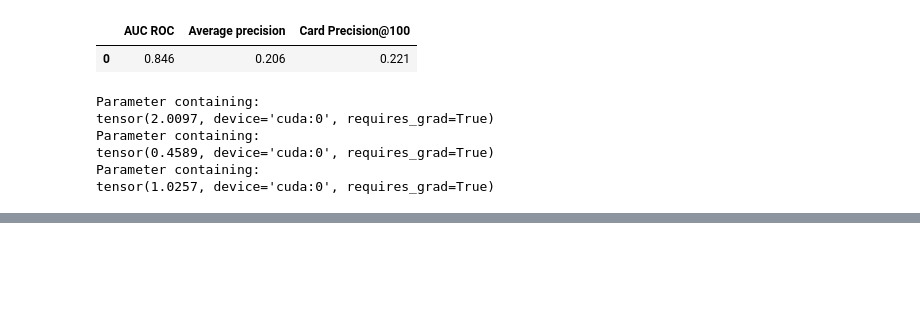
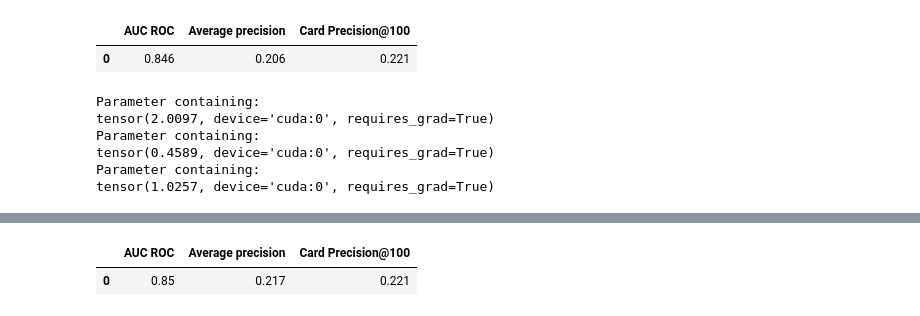
Before and after one commit to resonance-dfb/credit-autoencoder, a Jupyter notebook: 信用卡20241129 GELU SiLU.ipynb, the cells around one changed output, grey strips where cells are left out. Cells and saved outputs as stored; diff of their text form; code cells hidden in the pictures; blank space fills up the shorter version.

```diff
--- a/信用卡20241129 GELU SiLU.ipynb
+++ b/信用卡20241129 GELU SiLU.ipynb
@@ -1289,0 +1296,71 @@ tensor(1.0257, device='cuda:0', requires_grad=True)
+# %%
+class ExLU(nn.Module):
+    def __init__(self, init_sigma=2.2):# 将 sigma 定义为可学习参数给个初值3.0可以改，但是一定要写3.0，不能写3
+        super(ExLU, self).__init__()
+        self.sigma = nn.Parameter(torch.tensor(init_sigma, dtype=torch.float32))
+
+    def forward(self, input):
+        output = torch.where(input >= 0, input, input * torch.exp(input / self.sigma))
+        return output
+
+class SimpleAutoencoder(torch.nn.Module):
+
+        def __init__(self, input_size, intermediate_size, code_size, init_sigma=2.2):
+            super(SimpleAutoencoder, self).__init__()
+            # parameters
+            self.input_size = input_size
+            self.intermediate_size = intermediate_size
+            self.code_size  = code_size
+
+            self.exlu1 = ExLU(init_sigma=init_sigma)
+            self.exlu2 = ExLU(init_sigma=init_sigma)
+            self.exlu3 = ExLU(init_sigma=init_sigma)
+            #encoder
+            self.fc1 = torch.nn.Linear(self.input_size, self.intermediate_size)
+            self.fc2 = torch.nn.Linear(self.intermediate_size, self.code_size)
+
+            #decoder
+            self.fc3 = torch.nn.Linear(self.code_size, self.intermediate_size)
+            self.fc4 = torch.nn.Linear(self.intermediate_size, self.input_size)
+
+
+        def forward(self, x):
+
+            hidden = self.fc1(x)
+            hidden = self.exlu1(hidden)
+
+            code = self.fc2(hidden)
+            code = self.exlu2(code)
+
+            hidden = self.fc3(code)
+            hidden = self.exlu3(hidden)
+
+            output = self.fc4(hidden)
+            #linear activation in final layer)
+
+            return output
+
+training_generator,valid_generator = prepare_generators(training_set, valid_set, batch_size = 64)
+criterion = torch.nn.MSELoss().to(DEVICE)
+modelE = SimpleAutoencoder(len(input_features), 100,20).to(DEVICE)
+optimizer = torch.optim.Adam(modelE.parameters(), lr = 0.0001)
+modelE,training_execution_time,train_lossesG,valid_lossesG = training_loop(modelE,
+                                                                        training_generator,
+                                                                        valid_generator,
+                                                                        optimizer,
+                                                                        criterion,
+                                                                        max_epochs=50,
+                                                                        apply_early_stopping=False,
+                                                                        verbose=True)
+losses = per_sample_mse(modelE, valid_generator)
+print(losses[0:5])
+print(np.mean(losses))
+genuine_losses = np.array(losses)[y_valid == 0]
+fraud_losses = np.array(losses)[y_valid == 1]
+print("Average fraud reconstruction error:", np.mean(fraud_losses))
+print("Average genuine reconstruction error:", np.mean(genuine_losses))
+from shared_functions import performance_assessment
+predictions_df=valid_df
+predictions_df['predictions']=losses
+performance_assessment(predictions_df, top_k_list=[100])
+# %% [output]
@@ -1289,0 +1384,2 @@ tensor(1.0257, device='cuda:0', requires_grad=True)
+|  | AUC ROC | Average precision | Card Precision@100 |
+| 0 | 0.85 | 0.217 | 0.221 |
```
Also changed, not shown: parts of 12 cells of this notebook.
